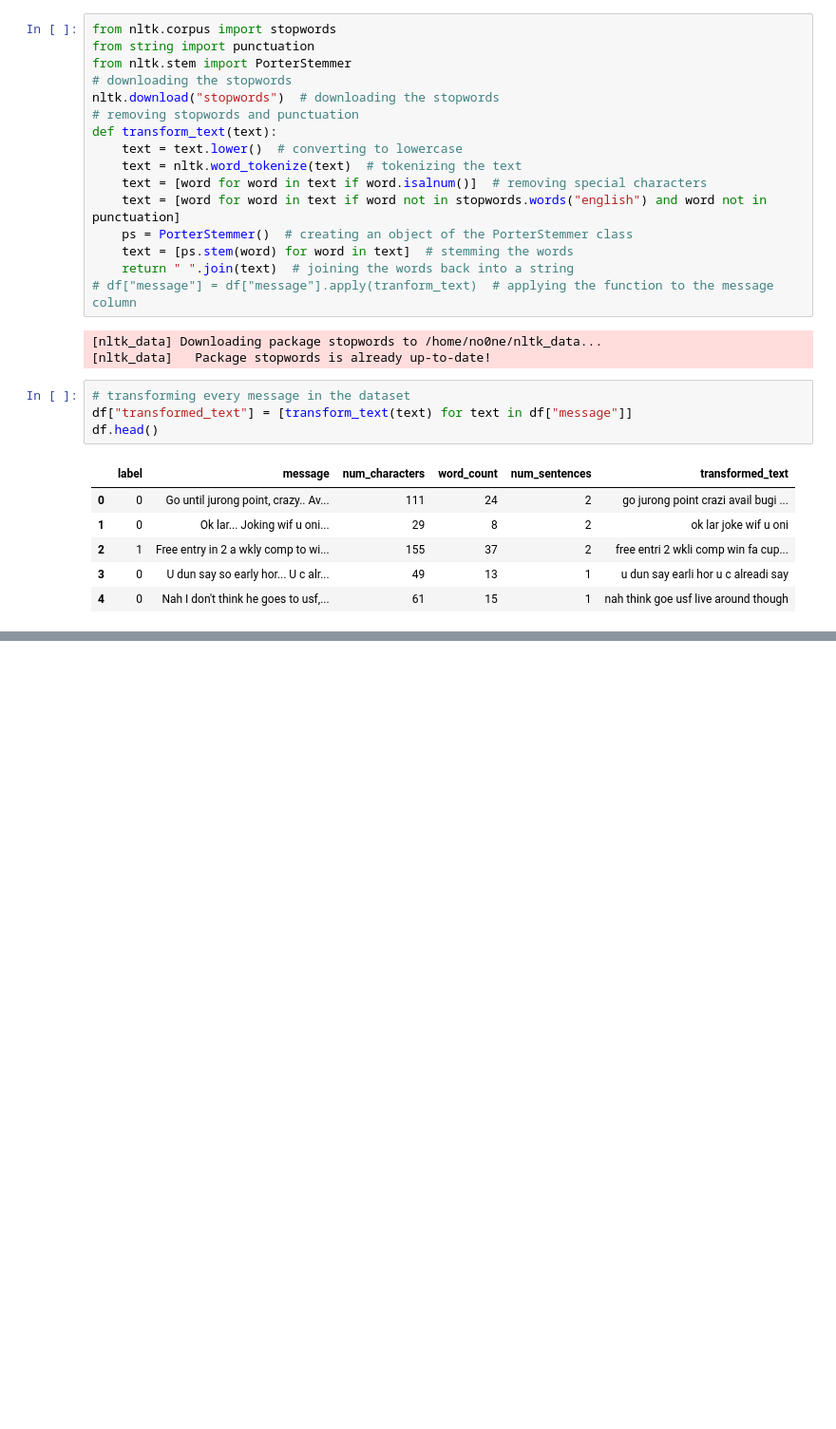
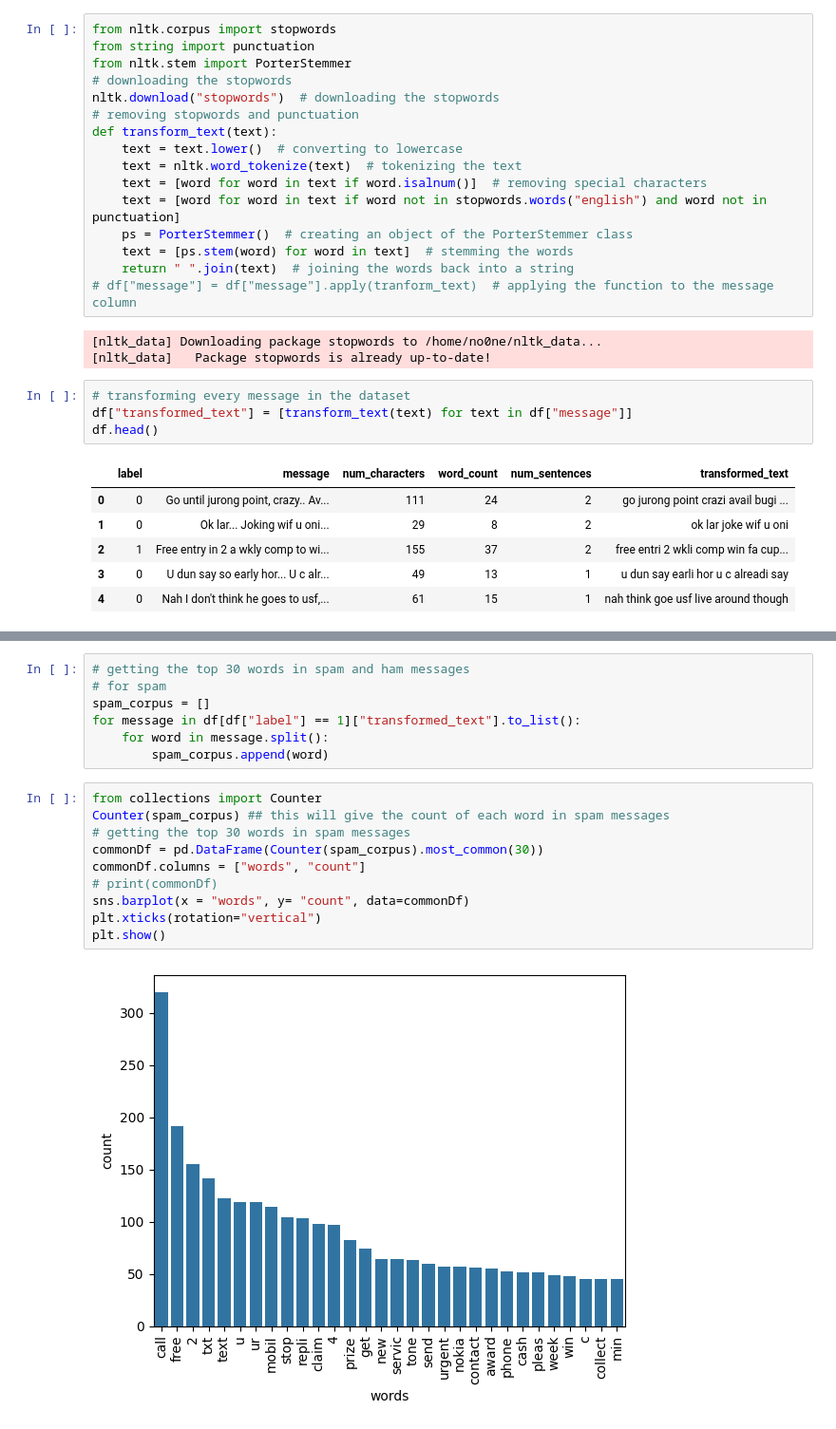
Before and after one commit to shersheryar/sms-spam-classifier-machine-learning, a Jupyter notebook: sms-spam-detection.ipynb, the cells around one changed output, grey strips where cells are left out. Shown at 95% size. Saved outputs shown, nothing was run; the diff lists cells and outputs as text; blank space fills up the shorter version.

```diff
--- a/sms-spam-detection.ipynb
+++ b/sms-spam-detection.ipynb
@@ -228,0 +248,19 @@ df.head()
+# %%
+# getting the top 30 words in spam and ham messages
+# for spam
+spam_corpus = []
+for message in df[df["label"] == 1]["transformed_text"].to_list():
+    for word in message.split():
+        spam_corpus.append(word)
+# %%
+from collections import Counter
+Counter(spam_corpus) ## this will give the count of each word in spam messages
+# getting the top 30 words in spam messages
+commonDf = pd.DataFrame(Counter(spam_corpus).most_common(30))
+commonDf.columns = ["words", "count"]
+# print(commonDf)
+sns.barplot(x = "words", y= "count", data=commonDf)
+plt.xticks(rotation="vertical")
+plt.show()
+# %% [output]
+[figure, added]
```
Also changed, not shown: parts of 4 cells of this notebook.
